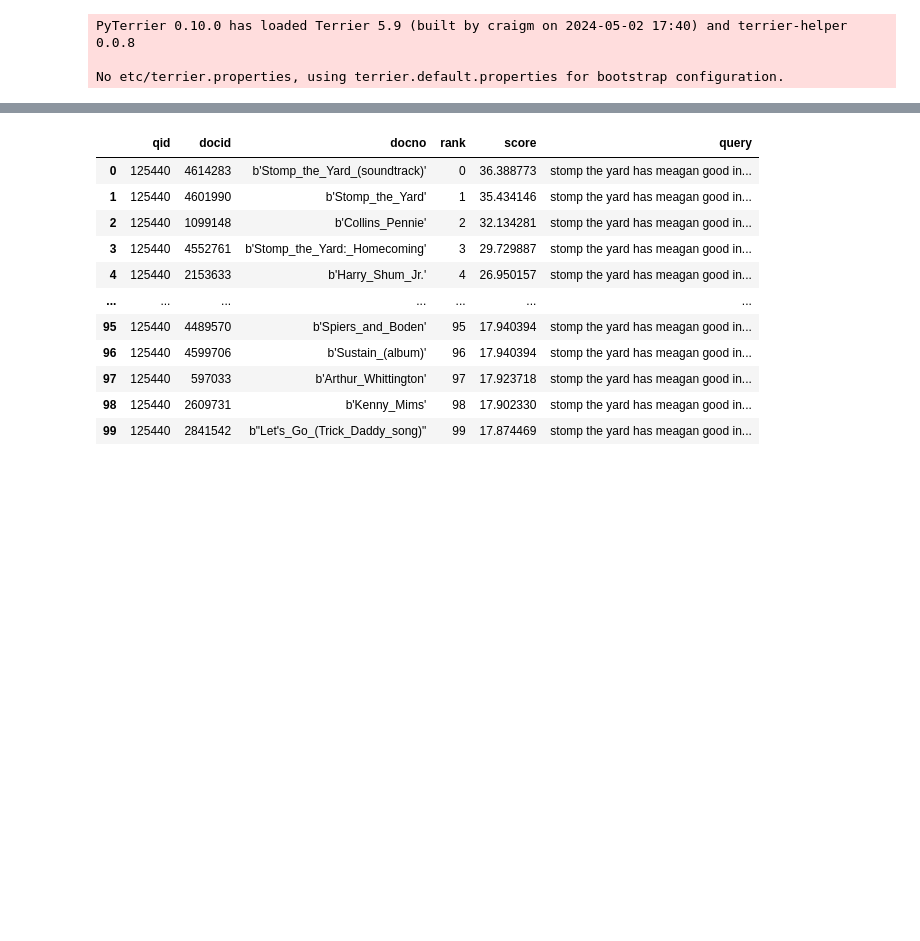
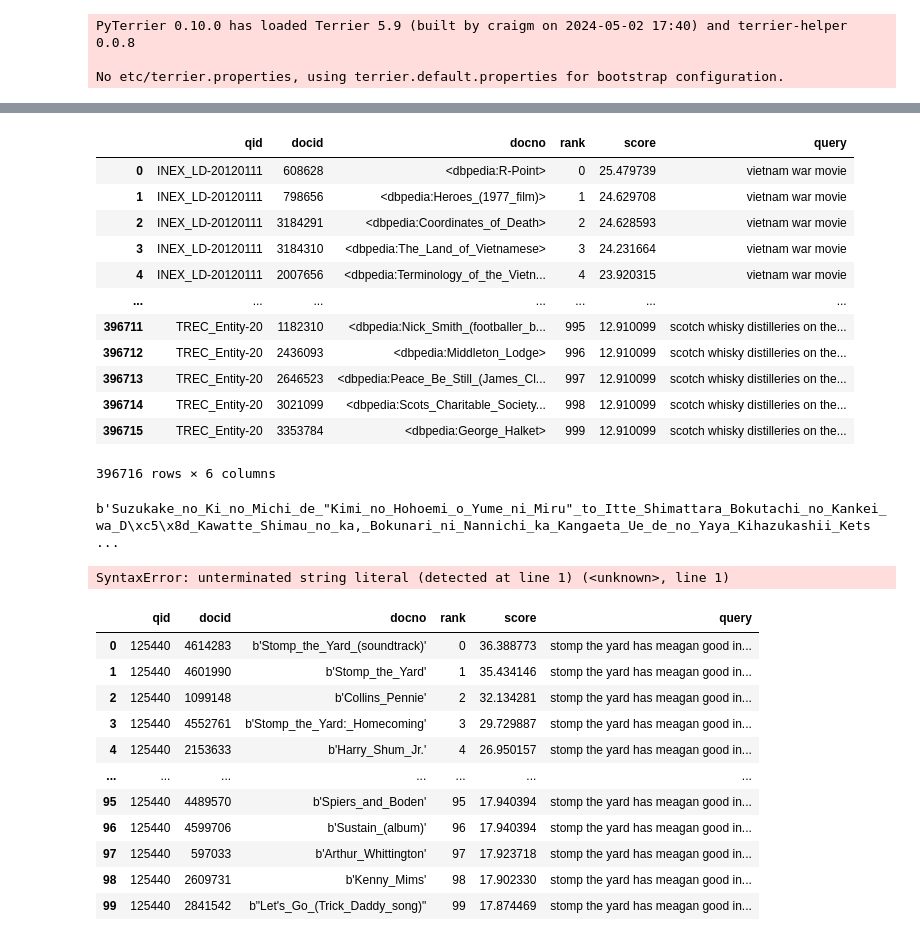
Before and after one commit to anistor09/Neural_Ranking_Models, a Jupyter notebook: bge/debugging/debug_utf8_encoding.ipynb, the cells around one changed output, grey strips where cells are left out. Saved outputs shown, nothing was run; the diff lists cells and outputs as text; code cells hidden in the pictures; blank space fills up the shorter version.

```diff
--- a/bge/debugging/debug_utf8_encoding.ipynb
+++ b/bge/debugging/debug_utf8_encoding.ipynb
@@ -81,3 +70,68 @@ pipeline2(test_topics)
+# %%
+from experiment_utils.experiments_helper import get_test_dev_sets
+from fast_forward.util.pyterrier import FFScore
+from fast_forward_indexes_library_enhancements.pipeline_transformers import FFInterpolateNormalized, EncodeUTF
+
+from encoders.snowflake_arctic_embed_m import SnowFlakeQueryEncoder
+
+package = "Snowflake/"
+model_name = "snowflake-arctic-embed-xs"
+q_encoder = SnowFlakeQueryEncoder(package + model_name)
+model_directory = "snowflake"
+
+dataset_name = "irds:beir/dbpedia-entity"
+dev_set_name = "irds:beir/dbpedia-entity/dev"
+dataset_test_name = "irds:beir/dbpedia-entity/test"
+pipeline_name = "BM25 >> " + model_name
+
+test_topics, test_qrels, dev_topics, dev_qrels = get_test_dev_sets(dataset_test_name, dev_set_name)
+
+# Spare index
+retriever = load_sparse_index_from_disk(dataset_name, path_to_root, in_memory=True)
+
+# Dense index
+dense_index = load_dense_index_from_disk(dataset_name, q_encoder, model_name, path_to_root, model_directory,
+                                         in_memory=False)
+
+# test_topics = test_topics.sample(frac=0.02, random_state=42)
+
+ff_score = FFScore(dense_index)
+# ff_int = FFInterpolate(alpha=alpha)
+ff_int = FFInterpolateNormalized(alpha=0.3)
+
+encode_utf = EncodeUTF()
+
+pipeline2 = retriever >> encode_utf
+# %%
+df1 = pipeline2(test_topics)
+df1
+# %% [output]
+|  | qid | docid | docno | rank | score | query |
+| 0 | INEX_LD-20120111 | 608628 | <dbpedia:R-Point> | 0 | 25.479739 | vietnam war movie |
+| 1 | INEX_LD-20120111 | 798656 | <dbpedia:Heroes_(1977_film)> | 1 | 24.629708 | vietnam war movie |
+| 2 | INEX_LD-20120111 | 3184291 | <dbpedia:Coordinates_of_Death> | 2 | 24.628593 | vietnam war movie |
+| 3 | INEX_LD-20120111 | 3184310 | <dbpedia:The_Land_of_Vietnamese> | 3 | 24.231664 | vietnam war movie |
+| 4 | INEX_LD-20120111 | 2007656 | <dbpedia:Terminology_of_the_Vietn... | 4 | 23.920315 | vietnam war movie |
+| ... | ... | ... | ... | ... | ... | ... |
+| 396711 | TREC_Entity-20 | 1182310 | <dbpedia:Nick_Smith_(footballer_b... | 995 | 12.910099 | scotch whisky distilleries on the... |
+| 396712 | TREC_Entity-20 | 2436093 | <dbpedia:Middleton_Lodge> | 996 | 12.910099 | scotch whisky distilleries on the... |
+| 396713 | TREC_Entity-20 | 2646523 | <dbpedia:Peace_Be_Still_(James_Cl... | 997 | 12.910099 | scotch whisky distilleries on the... |
+| 396714 | TREC_Entity-20 | 3021099 | <dbpedia:Scots_Charitable_Society... | 998 | 12.910099 | scotch whisky distilleries on the... |
+| 396715 | TREC_Entity-20 | 3353784 | <dbpedia:George_Halket> | 999 | 12.910099 | scotch whisky distilleries on the... |
+396716 rows × 6 columns
+# %%
+import ast
+
+filtered_rows = df1[df1['docno'].str.contains('Suzukake')]['docno'].iloc[0]
+
+# Printing the filtered rows
+y = filtered_rows
+print(y)
+z = ast.literal_eval(y).decode("utf-8")
+z
+# %% [output]
+b'Suzukake_no_Ki_no_Michi_de_"Kimi_no_Hohoemi_o_Yume_ni_Miru"_to_Itte_Shimattara_Bokutachi_no_Kankei_wa_D\xc5\x8d_Kawatte_Shimau_no_ka,_Bokunari_ni_Nannichi_ka_Kangaeta_Ue_de_no_Yaya_Kihazukashii_Kets ...
+SyntaxError: unterminated string literal (detected at line 1) (<unknown>, line 1)
 # %%
 df2 = (retriever % 100 >> encode_utf)(test_topics)
 df2
```
Also changed, not shown: parts of 8 cells of this notebook, 1 other file.
